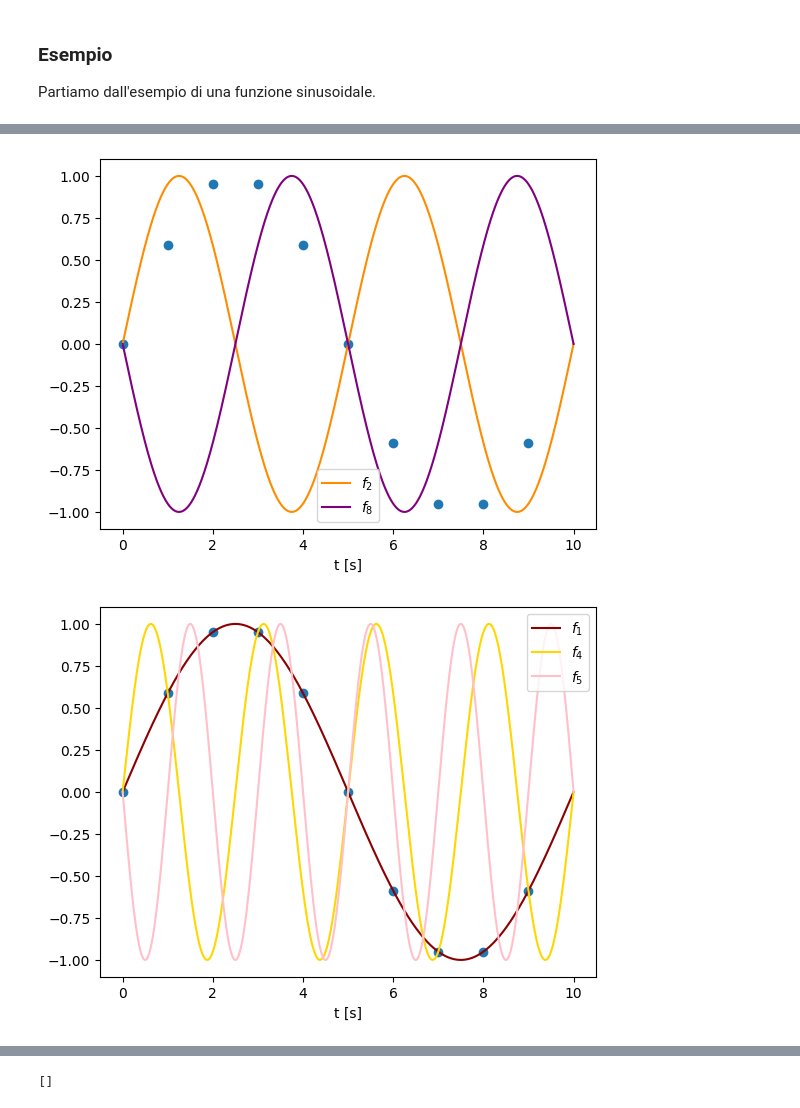
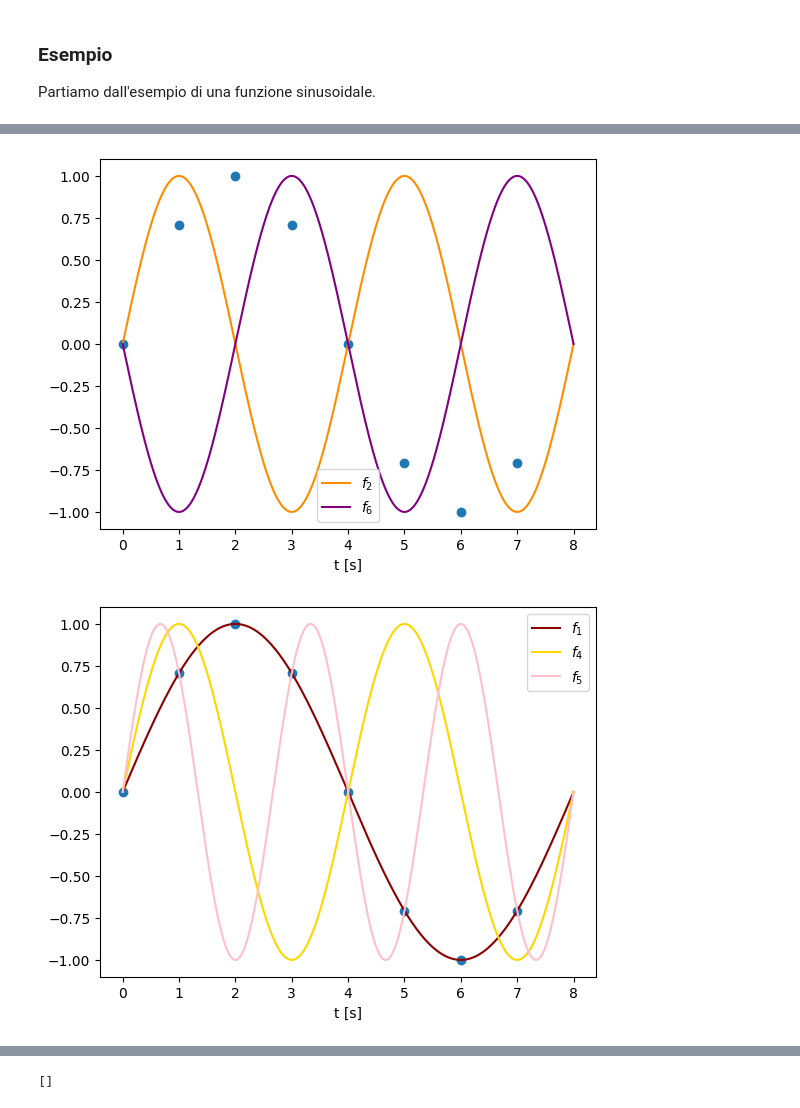
Before and after one commit to s-germani/metodi-computazionali-fisica-2023, a Jupyter notebook: notebooks/lezioni/L09_TrasformateFourier.ipynb, the cells around one changed output, grey strips where cells are left out. Cells and saved outputs as stored; diff of their text form; code cells hidden in the pictures.

```diff
--- a/notebooks/lezioni/L09_TrasformateFourier.ipynb
+++ b/notebooks/lezioni/L09_TrasformateFourier.ipynb
@@ -189,11 +189,11 @@ Per campioni solo reali è possibile utilizzare i metodi dedicati e più veloci:
 ### Esempio
 Partiamo dall'esempio di una funzione sinusoidale.
 # %%
-# array x per 11 campionamenti
-ts = np.arange(0, 10)
+# array x per 8 campionamenti
+ts = np.arange(0, 8)
 
 # funzione seno
-fs = np.sin(2*np.pi/10 *ts)
+fs = np.sin(2*np.pi/8 *ts)
 
 # grafico
 plt.plot(ts, fs, 'o')
@@ -208,7 +208,7 @@ freqs = fft.fftfreq(len(ffts), d=1)  # Calcolo frequenze con delta t d=1
 
 print(freqs)
 
-tfine = np.linspace(0, 10, 1000)
+tfine = np.linspace(0, 8, 800)
 
 plt.plot(ts, fs, 'o')
 
@@ -260,24 +260,24 @@ plt.show()
 # %%
-# Frequenza di ordine 2, 8(10-2)
+# Frequenza di ordine 2, 6(8-2)
 plt.plot(ts, fs, 'o')
 plt.plot( tfine, np.sin( 2*np.pi*freqs[2]*tfine) , label='$f_2$', color='darkorange' )
-plt.plot( tfine, np.sin( 2*np.pi*freqs[8]*tfine) , label='$f_8$', color='purple' )
+plt.plot( tfine, np.sin( 2*np.pi*freqs[6]*tfine) , label='$f_6$', color='purple' )
 plt.xlabel('t [s]')
 plt.legend()
 plt.show()
 # %% [output]
-[figure, old version]
+[figure, new version]
 # %%
-# Frequenza di ordine 1, 4, 5
+# Frequenza di ordine 1, 2, 3
 plt.plot(ts, fs, 'o')
 plt.plot( tfine, np.sin( 2*np.pi*freqs[1]*tfine) , label='$f_1$', color='darkred' )
-plt.plot( tfine, np.sin( 2*np.pi*freqs[4]*tfine) , label='$f_4$', color='gold' )
-plt.plot( tfine, np.sin( 2*np.pi*freqs[5]*tfine) , label='$f_5$', color='pink' )
+plt.plot( tfine, np.sin( 2*np.pi*freqs[2]*tfine) , label='$f_4$', color='gold' )
+plt.plot( tfine, np.sin( 2*np.pi*freqs[3]*tfine) , label='$f_5$', color='pink' )
 plt.xlabel('t [s]')
 plt.legend()
 plt.show()
 # %% [output]
-[figure, old version]
+[figure, new version]
 # %%
 t = np.linspace(0, 20, 100)
 
```
Also changed, not shown: parts of 21 cells of this notebook.
